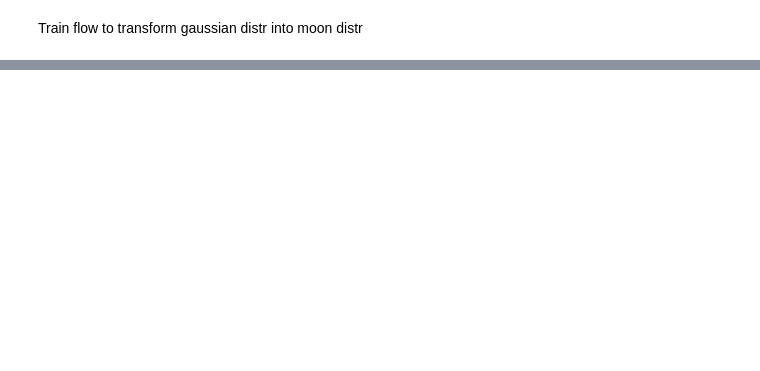
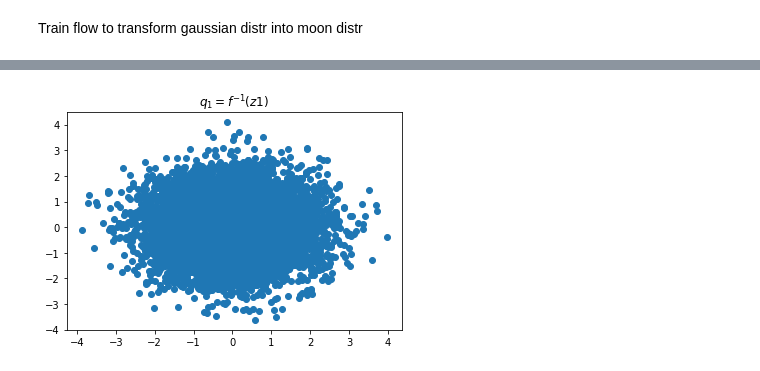
Before and after one commit to Jimmy2027/MMVAE_Hub, a Jupyter notebook: mmvae_hub/sandbox/gfmean_exploration.ipynb, the cells around one changed output, grey strips where cells are left out. Saved outputs shown, nothing was run; the diff lists cells and outputs as text; code cells hidden in the pictures; blank space fills up the shorter version.

```diff
--- a/mmvae_hub/sandbox/gfmean_exploration.ipynb
+++ b/mmvae_hub/sandbox/gfmean_exploration.ipynb
@@ -87,0 +111,8 @@ plt.show()
+# %%
+q1, _ = flow(z1)
+q1 = q1.detach().numpy()
+plt.title(r'$q_1 = f^{-1}(z1)$')
+plt.scatter(q1[:, 0], q1[:, 1])
+plt.show()
+# %% [output]
+[figure, added]
```
Also changed, not shown: parts of 8 cells of this notebook.
